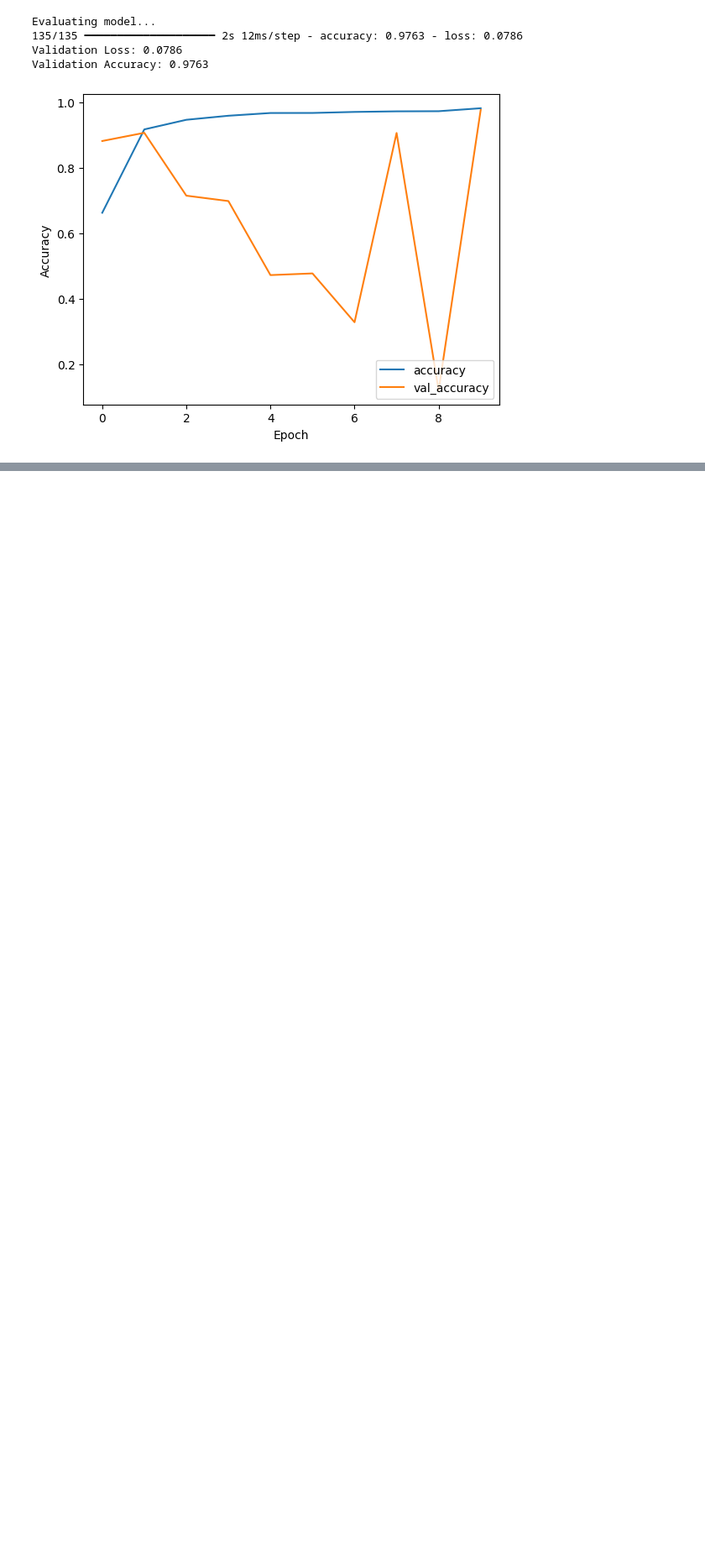
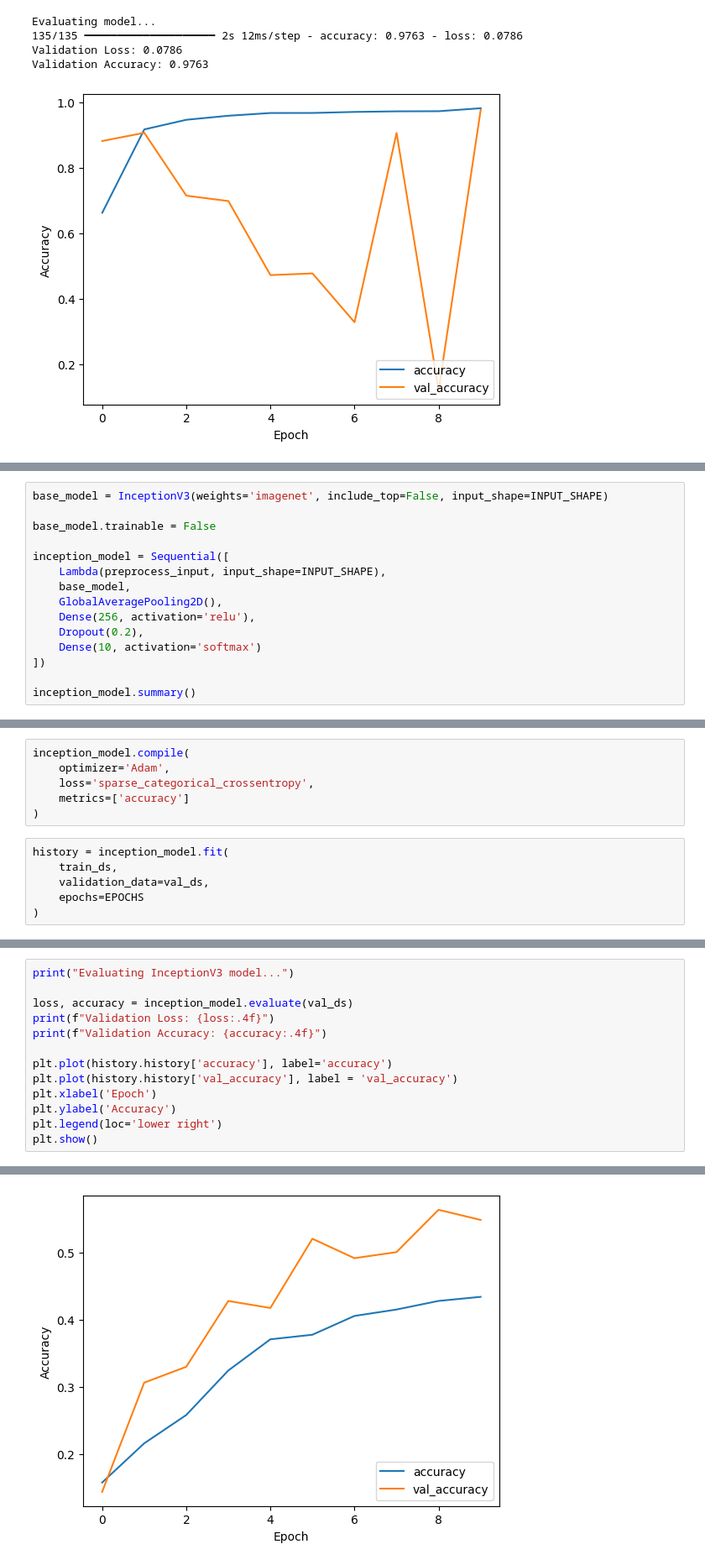
Before and after one commit to muffindud/RNIP, a Jupyter notebook: lab2/main.ipynb, the cells around one changed output, grey strips where cells are left out. Shown at 84% size. Cells and saved outputs as stored; diff of their text form; blank space fills up the shorter version.

```diff
--- a/lab2/main.ipynb
+++ b/lab2/main.ipynb
@@ -255,0 +299,15 @@ resnet_model.summary()
+# %%
+base_model = InceptionV3(weights='imagenet', include_top=False, input_shape=INPUT_SHAPE)
+
+base_model.trainable = False
+
+inception_model = Sequential([
+    Lambda(preprocess_input, input_shape=INPUT_SHAPE),
+    base_model,
+    GlobalAveragePooling2D(),
+    Dense(256, activation='relu'),
+    Dropout(0.2),
+    Dense(10, activation='softmax')
+])
+
+inception_model.summary()
@@ -255,0 +335,12 @@ resnet_model.summary()
+# %%
+inception_model.compile(
+    optimizer='Adam',
+    loss='sparse_categorical_crossentropy',
+    metrics=['accuracy']
+)
+# %%
+history = inception_model.fit(
+    train_ds,
+    validation_data=val_ds,
+    epochs=EPOCHS
+)
@@ -255,0 +371,14 @@ resnet_model.summary()
+# %%
+print("Evaluating InceptionV3 model...")
+
+loss, accuracy = inception_model.evaluate(val_ds)
+print(f"Validation Loss: {loss:.4f}")
+print(f"Validation Accuracy: {accuracy:.4f}")
+
+plt.plot(history.history['accuracy'], label='accuracy')
+plt.plot(history.history['val_accuracy'], label = 'val_accuracy')
+plt.xlabel('Epoch')
+plt.ylabel('Accuracy')
+plt.legend(loc='lower right')
+plt.show()
+# %% [output]
@@ -255,0 +389 @@ resnet_model.summary()
+[figure, added]
```
Also changed, not shown: parts of 18 cells of this notebook.
